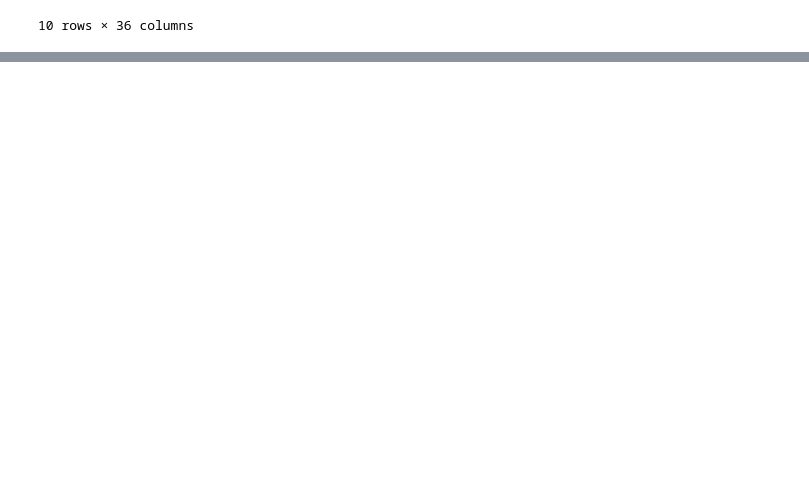
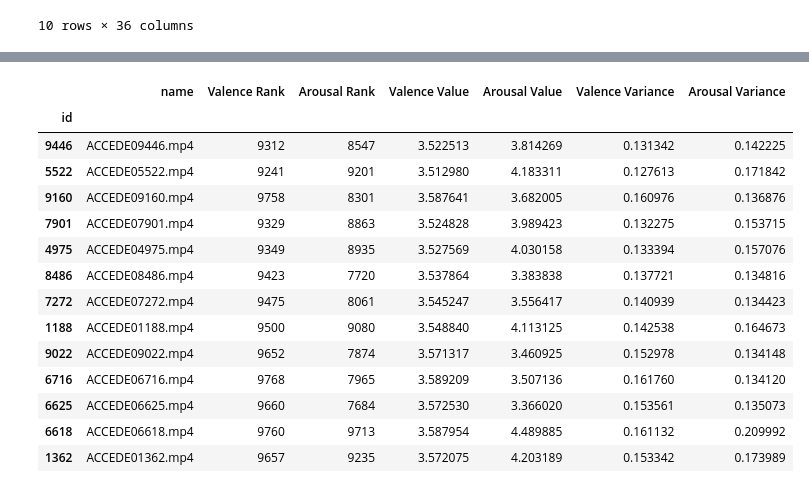
Before and after one commit to Victor-page/artificial-emotional-intelligence, a Jupyter notebook: artificial-emotional-intelligence.ipynb, the cells around one changed output, grey strips where cells are left out. Cells and saved outputs as stored; diff of their text form; code cells hidden in the pictures; blank space fills up the shorter version.

```diff
--- a/artificial-emotional-intelligence.ipynb
+++ b/artificial-emotional-intelligence.ipynb
@@ -101,0 +151,26 @@ concatenatedSignalsListTable
+# %%
+dataVideoValues.rename(
+    columns={
+        'Valence \nRank': 'Valence Rank', 'Arousal \nRank': 'Arousal Rank', 'Valence Value Arousal Value': 'Valence Value',
+        'Unnamed: 5': 'Arousal Value', 'Valence \nVariance': 'Valence Variance', 'Arousal \nVariance': 'Arousal Variance'
+    },
+    inplace=True
+)
+# %%
+dataVideoValues
+# %% [output]
+|  | name | Valence Rank | Arousal Rank | Valence Value | Arousal Value | Valence Variance | Arousal Variance |
+| id |  |  |  |  |  |  |  |
+| 9446 | ACCEDE09446.mp4 | 9312 | 8547 | 3.522513 | 3.814269 | 0.131342 | 0.142225 |
+| 5522 | ACCEDE05522.mp4 | 9241 | 9201 | 3.512980 | 4.183311 | 0.127613 | 0.171842 |
+| 9160 | ACCEDE09160.mp4 | 9758 | 8301 | 3.587641 | 3.682005 | 0.160976 | 0.136876 |
+| 7901 | ACCEDE07901.mp4 | 9329 | 8863 | 3.524828 | 3.989423 | 0.132275 | 0.153715 |
+| 4975 | ACCEDE04975.mp4 | 9349 | 8935 | 3.527569 | 4.030158 | 0.133394 | 0.157076 |
+| 8486 | ACCEDE08486.mp4 | 9423 | 7720 | 3.537864 | 3.383838 | 0.137721 | 0.134816 |
+| 7272 | ACCEDE07272.mp4 | 9475 | 8061 | 3.545247 | 3.556417 | 0.140939 | 0.134423 |
+| 1188 | ACCEDE01188.mp4 | 9500 | 9080 | 3.548840 | 4.113125 | 0.142538 | 0.164673 |
+| 9022 | ACCEDE09022.mp4 | 9652 | 7874 | 3.571317 | 3.460925 | 0.152978 | 0.134148 |
+| 6716 | ACCEDE06716.mp4 | 9768 | 7965 | 3.589209 | 3.507136 | 0.161760 | 0.134120 |
+| 6625 | ACCEDE06625.mp4 | 9660 | 7684 | 3.572530 | 3.366020 | 0.153561 | 0.135073 |
+| 6618 | ACCEDE06618.mp4 | 9760 | 9713 | 3.587954 | 4.489885 | 0.161132 | 0.209992 |
+| 1362 | ACCEDE01362.mp4 | 9657 | 9235 | 3.572075 | 4.203189 | 0.153342 | 0.173989 |
```
Also changed, not shown: parts of 8 cells of this notebook, 2 other files.
